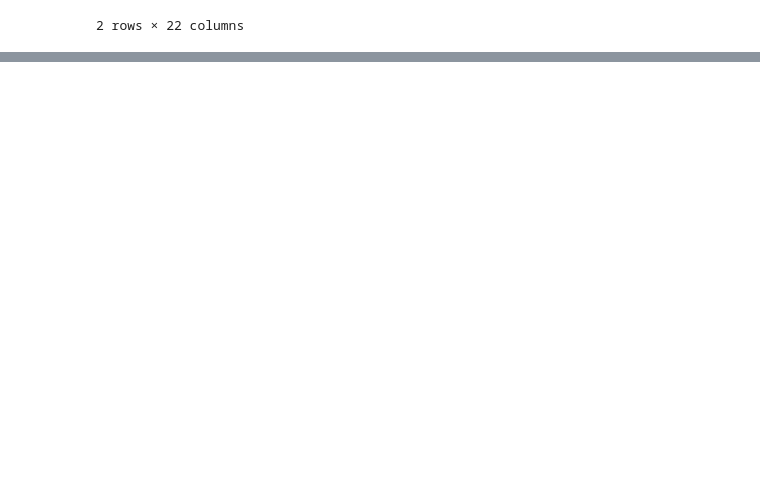
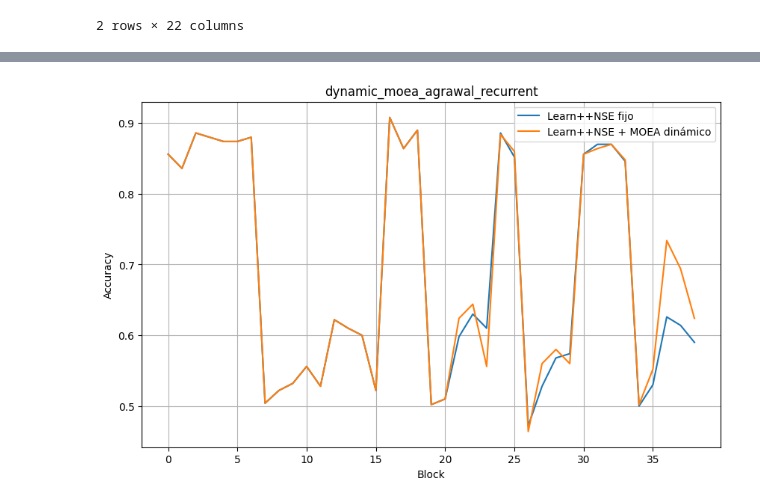
Before and after one commit to edubzq/Concept_drift, a Jupyter notebook: Notebook_pasivos.ipynb, the cells around one changed output, grey strips where cells are left out. Cells and saved outputs as stored; diff of their text form; code cells hidden in the pictures; blank space fills up the shorter version.

```diff
--- a/Notebook_pasivos.ipynb
+++ b/Notebook_pasivos.ipynb
@@ -243,0 +329,5 @@ display(Image(filename="plots/dynamic_moea_agrawal_abrupt.png"))
+# %%
+from IPython.display import Image, display
+display(Image(filename="plots/dynamic_moea_agrawal_recurrent.png"))
+# %% [output]
+[figure, added]
```
Also changed, not shown: parts of 7 cells of this notebook, 8 other files.
